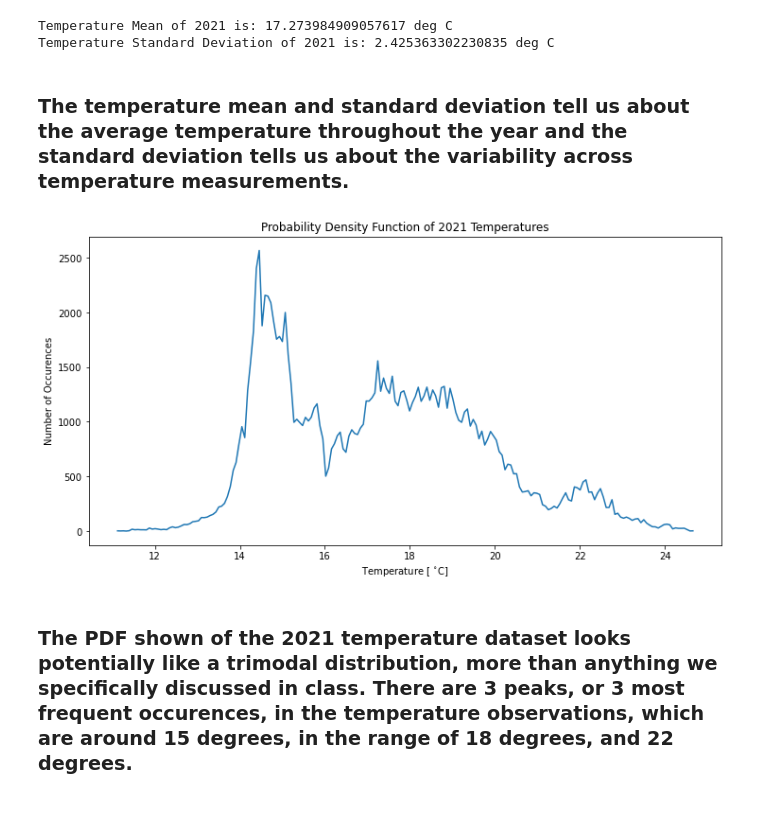
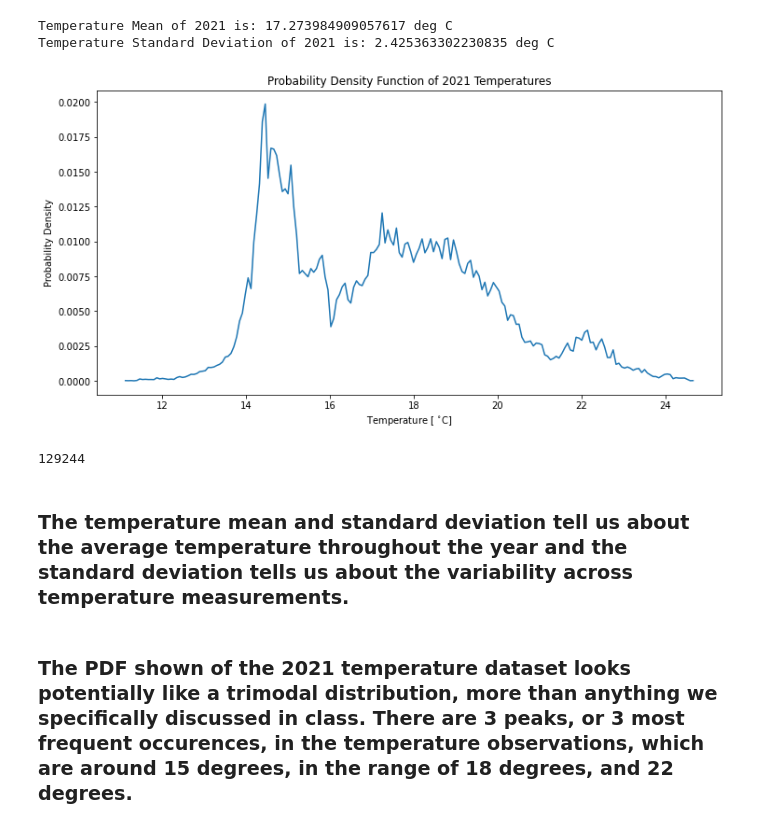
Before and after one commit to boatwrva/sioc221a, a Jupyter notebook: week1/Boatwright_HW1.ipynb, the cells around one changed output. Drawn from its saved outputs; the diff is of its cells as text; code cells hidden in the pictures.

```diff
--- a/week1/Boatwright_HW1.ipynb
+++ b/week1/Boatwright_HW1.ipynb
@@ -53,22 +62,24 @@ print(f'Temperature Standard Deviation of 2021 is: {temp_std} deg C')
 # %% [output]
 Temperature Mean of 2021 is: 17.273984909057617 deg C
 Temperature Standard Deviation of 2021 is: 2.425363302230835 deg C
-# %% [markdown]
-### The temperature mean and standard deviation tell us about the average temperature throughout the year and the standard deviation tells us about the variability across temperature measurements.
 # %%
-
 # part c: empirical probability density function
 
 [num_bin,bin_edges] = np.histogram(temp,bins=200)
 mid_bins = (bin_edges[1:]+bin_edges[0:-1])/2
 
 fig,ax = plt.subplots(1,1,figsize=(12,6))
 ax.set_title('Probability Density Function of 2021 Temperatures')
-ax.set_xlabel(r'Temperature [ $^{\circ} $C]'); ax.set_ylabel('Number of Occurences')
-plt.plot(mid_bins,num_bin)
+ax.set_xlabel(r'Temperature [ $^{\circ} $C]'); ax.set_ylabel('Probability Density')
+plt.plot(mid_bins,num_bin/sum(num_bin))
 plt.show()
+
+print(sum(num_bin))
 # %% [output]
-[figure, old version]
+[figure, new version]
+129244
+# %% [markdown]
+### The temperature mean and standard deviation tell us about the average temperature throughout the year and the standard deviation tells us about the variability across temperature measurements.
 # %% [markdown]
 ### The PDF shown of the 2021 temperature dataset looks potentially like a trimodal distribution, more than anything we specifically discussed in class. There are 3 peaks, or 3 most frequent occurences, in the temperature observations, which are around 15 degrees, in the range of 18 degrees, and 22 degrees.
 # %% [markdown]
```
Also changed, not shown: parts of 11 cells of this notebook, 1 other file.
